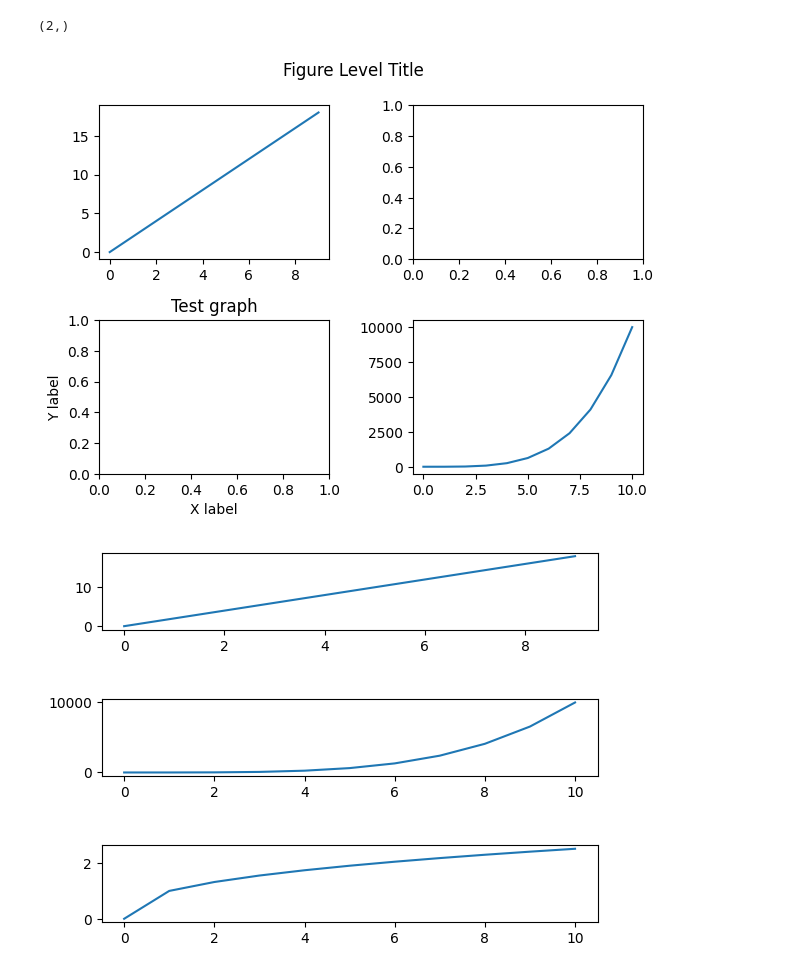
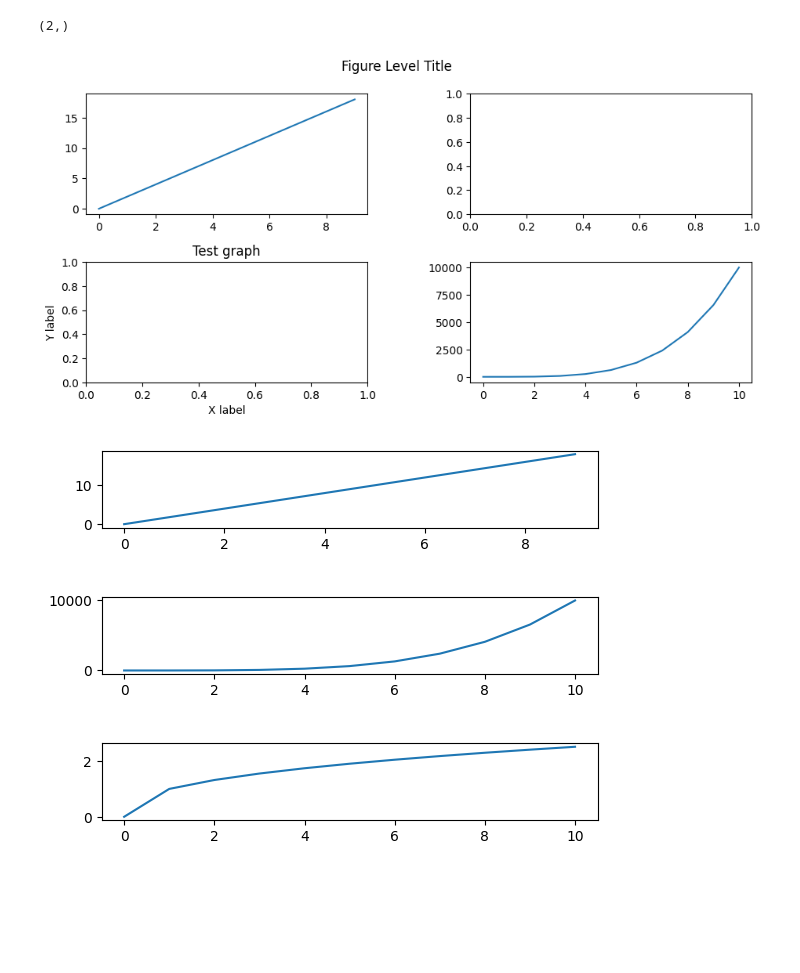
Before and after one commit to che711/DS_ML_course, a Jupyter notebook: lesson4_Matplotlib/lesson3_few_graphs.ipynb, the cells around one changed output. Saved outputs shown, nothing was run; the diff lists cells and outputs as text; code cells hidden in the pictures; blank space fills up the shorter version.

```diff
--- a/lesson4_Matplotlib/lesson3_few_graphs.ipynb
+++ b/lesson4_Matplotlib/lesson3_few_graphs.ipynb
@@ -24,20 +24,24 @@ axes.shape
 # %% [output]
 (2,)
 # %%
-fig,axes = plt.subplots(nrows=2, ncols=2, )
+#fig,axes = plt.subplots(nrows=2, ncols=2, figsize=(4,10), dpi=200)
+fig,axes = plt.subplots(nrows=2, ncols=2)
 
 axes[0][0].plot(x,y)
 axes[1][0].set_ylabel('Y label')
 axes[1][0].set_xlabel('X label')
 axes[1][0].set_title("Test graph")
 axes[1][1].plot(a,b);
 
-fig.supt~itle("Figure Level Title")
+fig.suptitle("Figure Level Title")
 
 fig.subplots_adjust(wspace=0.5, hspace=0.5)
 plt.tight_layout()
+
+fig.set_figwidth(10)
+fig.savefig('few_graphs.png',bbox_inches='tight')
 # %% [output]
-[figure, old version]
+[figure, new version]
 # %%
 fig,axes = plt.subplots(nrows=3, ncols=1, )
 
```
Also changed, not shown: parts of 1 cell of this notebook, 1 other file.
